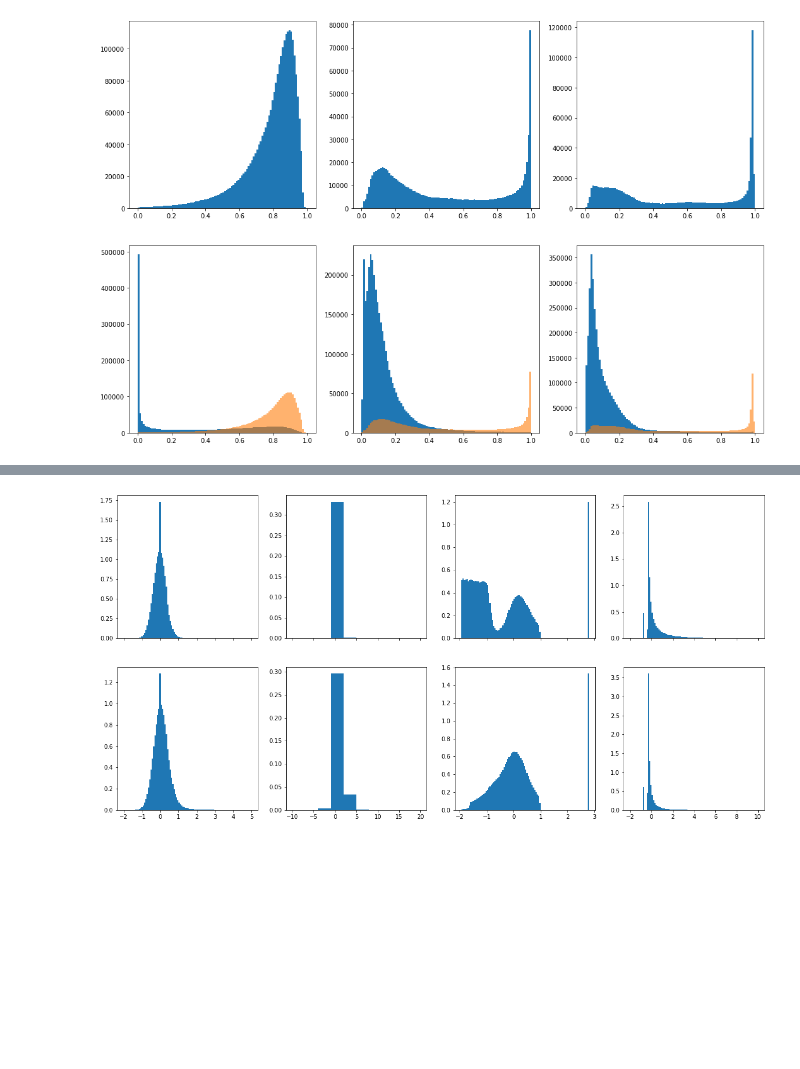
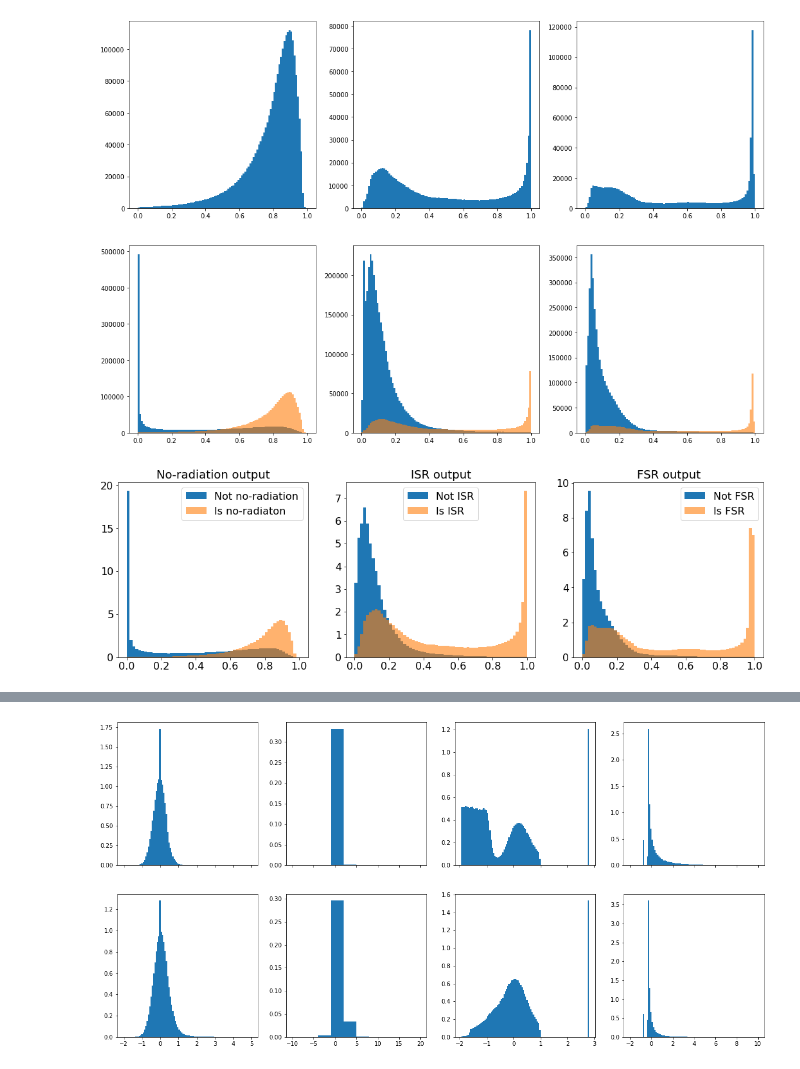
Before and after one commit to owen234/DIS-reco, a Jupyter notebook: NN_athena_classify_then_reg_plots_subsel.ipynb, the cells around one changed output, grey strips where cells are left out. Saved outputs shown, nothing was run; the diff lists cells and outputs as text; code cells hidden in the pictures; blank space fills up the shorter version.

Commit message:
added paper plot for classification DNN

```diff
--- a/NN_athena_classify_then_reg_plots_subsel.ipynb
+++ b/NN_athena_classify_then_reg_plots_subsel.ipynb
@@ -357,6 +357,45 @@ ax[1][2].hist(mypreds[:,2][Y_test[:,2]>0.5],bins=100, range=[0,1], alpha=0.6 )
 plt.show()
 # %% [output]
 [figure]
+# %%
+
+
+
+fig,ax = plt.subplots(1,3,figsize=(18,5))
+
+nbins=60
+
+ax[0].hist(mypreds[:,0][Y_test[:,0]<0.5],bins=nbins, density=True, range=[0,1], label='Not no-radiation' )
+ax[1].hist(mypreds[:,1][Y_test[:,1]<0.5],bins=nbins, density=True, range=[0,1], label='Not ISR' )
+ax[2].hist(mypreds[:,2][Y_test[:,2]<0.5],bins=nbins, density=True, range=[0,1], label='Not FSR' )
+
+
+
+ax[0].hist(mypreds[:,0][Y_test[:,0]>0.5],bins=nbins, range=[0,1], density=True, alpha=0.6, label='Is no-radiaton' )
+ax[1].hist(mypreds[:,1][Y_test[:,1]>0.5],bins=nbins, range=[0,1], density=True, alpha=0.6, label='Is ISR' )
+ax[2].hist(mypreds[:,2][Y_test[:,2]>0.5],bins=nbins, range=[0,1], density=True, alpha=0.6, label='Is FSR' )
+
+ax[0].set_title('No-radiation output', fontsize=18)
+ax[1].set_title('ISR output', fontsize=18)
+ax[2].set_title('FSR output', fontsize=18)
+
+ax[0].legend(loc='best', fontsize=16)
+ax[1].legend(loc='best', fontsize=16)
+ax[2].legend(loc='best', fontsize=16)
+
+ax[0].tick_params(axis='x', labelsize=16)
+ax[1].tick_params(axis='x', labelsize=16)
+ax[2].tick_params(axis='x', labelsize=16)
+
+ax[0].tick_params(axis='y', labelsize=16)
+ax[1].tick_params(axis='y', labelsize=16)
+ax[2].tick_params(axis='y', labelsize=16)
+
+plt.savefig('plots/classification-dnn-output-athena.pdf', bbox_inches='tight' )
+
+plt.show()
+# %% [output]
+[figure, added]
 # %%
 fig,ax = plt.subplots(3,2,figsize=(20,30))
 
```
Also changed, not shown: parts of 16 cells of this notebook.
